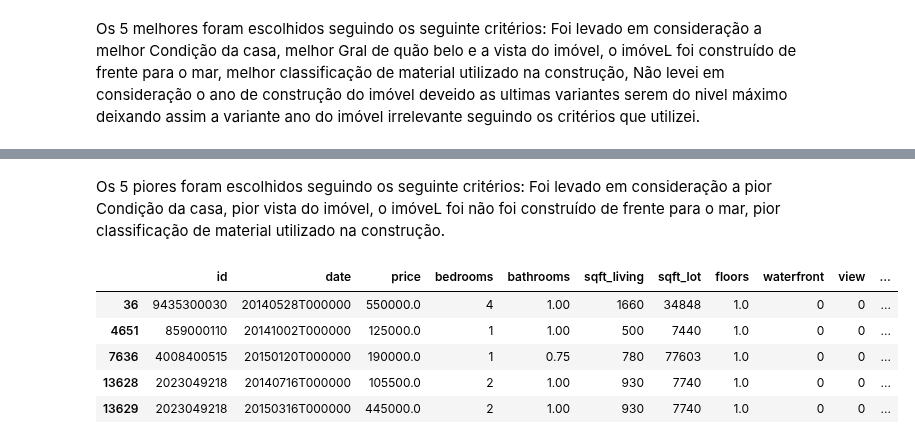
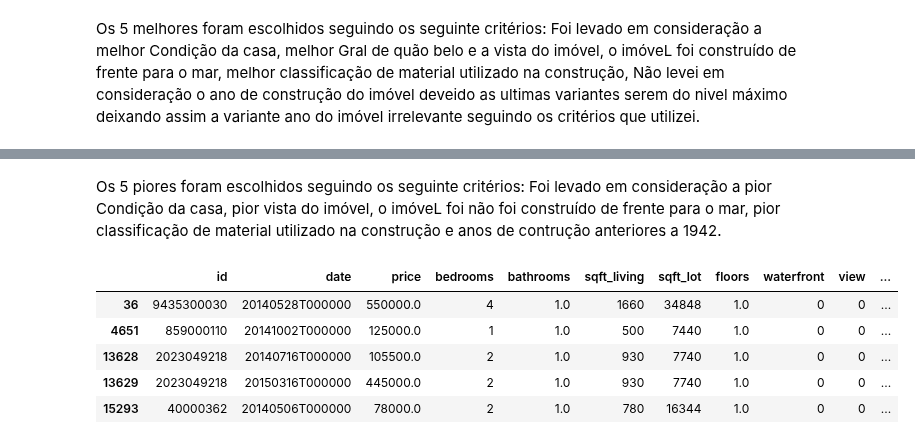
Before and after one commit to Adjalma/Mini-Projeto-DNC, a Jupyter notebook: Mini_Projeto_DNC.ipynb, the cells around one changed output, grey strips where cells are left out. Cells and saved outputs as stored; diff of their text form; code cells hidden in the pictures.

```diff
--- a/Mini_Projeto_DNC.ipynb
+++ b/Mini_Projeto_DNC.ipynb
@@ -146,8 +146,8 @@ melhores_Aguiar
 # %%
 # Foram utilizados as premissas abaixo para definir as 5 piores casas para se investir
 # %%
-piores_Aguiar = kcs[(kcs["condition"]==1) & (kcs["view"]==0) & (kcs["waterfront"]==0) & (kcs["grade"] <=5) & (kcs["yr_built"] >0)]
+piores_Aguiar = kcs[(kcs["condition"]==1) & (kcs["view"]==0) & (kcs["waterfront"]==0) & (kcs["grade"] <=5) & (kcs["yr_built"] <=1942)]
 
-piores_Aguiar.head (5)
+piores_Aguiar
 # %% [output]
 |  | id | date | price | bedrooms | bathrooms | sqft_living | sqft_lot | floors | waterfront | view | ... |
@@ -174,13 +174,13 @@ melhores_Aguiar
 | 14682 | 7278100515 | 20140821T000000 | 1295000.0 | 2 | 2.50 | 2910 | 19449 | 2.0 | 1 | 4 | ... |
 | 19600 | 284000025 | 20150420T000000 | 1410000.0 | 2 | 2.00 | 2180 | 18525 | 1.0 | 1 | 4 | ... |
 # %% [markdown]
-Os 5 piores foram escolhidos seguindo os seguinte critérios: Foi levado em consideração a pior Condição da casa, pior vista do imóvel, o imóveL foi não foi construído de frente para o mar, pior classificação de material utilizado na construção.
+Os 5 piores foram escolhidos seguindo os seguinte critérios: Foi levado em consideração a pior Condição da casa, pior vista do imóvel, o imóveL foi não foi construído de frente para o mar, pior classificação de material utilizado na construção e anos de contrução anteriores a 1942.
 # %%
-piores_Aguiar. head(5)
+piores_Aguiar
 # %% [output]
 |  | id | date | price | bedrooms | bathrooms | sqft_living | sqft_lot | floors | waterfront | view | ... |
-| 36 | 9435300030 | 20140528T000000 | 550000.0 | 4 | 1.00 | 1660 | 34848 | 1.0 | 0 | 0 | ... |
-| 4651 | 859000110 | 20141002T000000 | 125000.0 | 1 | 1.00 | 500 | 7440 | 1.0 | 0 | 0 | ... |
-| 7636 | 4008400515 | 20150120T000000 | 190000.0 | 1 | 0.75 | 780 | 77603 | 1.0 | 0 | 0 | ... |
-| 13628 | 2023049218 | 20140716T000000 | 105500.0 | 2 | 1.00 | 930 | 7740 | 1.0 | 0 | 0 | ... |
-| 13629 | 2023049218 | 20150316T000000 | 445000.0 | 2 | 1.00 | 930 | 7740 | 1.0 | 0 | 0 | ... |
+| 36 | 9435300030 | 20140528T000000 | 550000.0 | 4 | 1.0 | 1660 | 34848 | 1.0 | 0 | 0 | ... |
+| 4651 | 859000110 | 20141002T000000 | 125000.0 | 1 | 1.0 | 500 | 7440 | 1.0 | 0 | 0 | ... |
+| 13628 | 2023049218 | 20140716T000000 | 105500.0 | 2 | 1.0 | 930 | 7740 | 1.0 | 0 | 0 | ... |
+| 13629 | 2023049218 | 20150316T000000 | 445000.0 | 2 | 1.0 | 930 | 7740 | 1.0 | 0 | 0 | ... |
+| 15293 | 40000362 | 20140506T000000 | 78000.0 | 2 | 1.0 | 780 | 16344 | 1.0 | 0 | 0 | ... |
```
Also changed, not shown: parts of 2 cells of this notebook.
